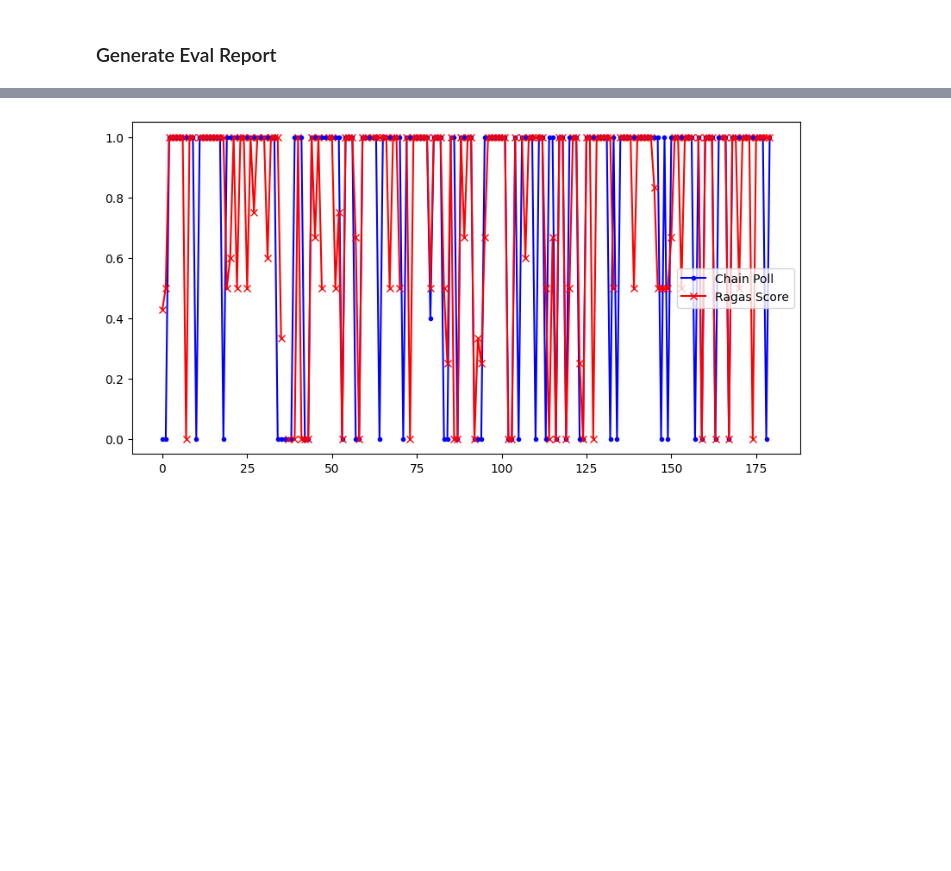
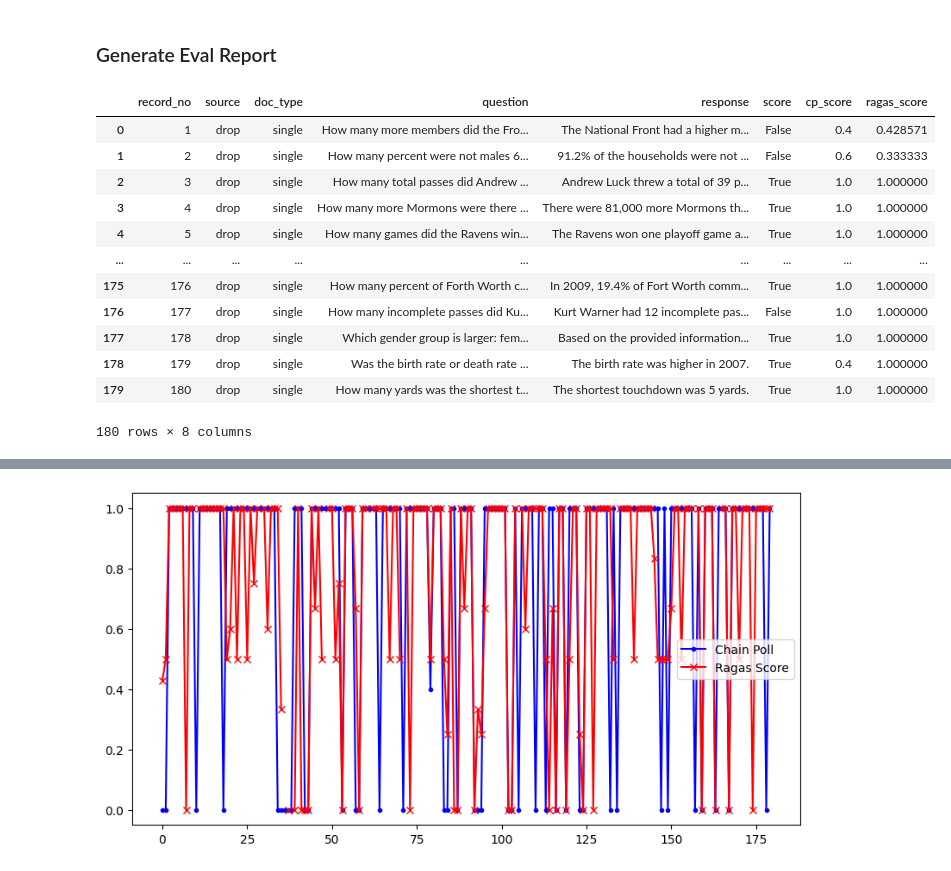
Before and after one commit to neelcohere/chain-poll-eval, a Jupyter notebook: notebooks/2-eval-chain-poll.ipynb, the cells around one changed output, grey strips where cells are left out. Cells and saved outputs as stored; diff of their text form; code cells hidden in the pictures; blank space fills up the shorter version.

Commit message:
modfied to support multiple calls instead of single call

```diff
--- a/notebooks/2-eval-chain-poll.ipynb
+++ b/notebooks/2-eval-chain-poll.ipynb
@@ -23,7 +23,22 @@ cp.save_records(save_dir="../data/runs")
 # %%
 df = ChainPollEval.get_report(path="../data/runs")
 # %%
-df.to_csv("../data/report-raw-drop.csv")
+df.to_csv("../data/report-raw-drop-single-calls.csv")
+df
+# %% [output]
+|  | record_no | source | doc_type | question | response | score | cp_score | ragas_score |
+| 0 | 1 | drop | single | How many more members did the Fro... | The National Front had a higher m... | False | 0.4 | 0.428571 |
+| 1 | 2 | drop | single | How many percent were not males 6... | 91.2% of the households were not ... | False | 0.6 | 0.333333 |
+| 2 | 3 | drop | single | How many total passes did Andrew ... | Andrew Luck threw a total of 39 p... | True | 1.0 | 1.000000 |
+| 3 | 4 | drop | single | How many more Mormons were there ... | There were 81,000 more Mormons th... | True | 1.0 | 1.000000 |
+| 4 | 5 | drop | single | How many games did the Ravens win... | The Ravens won one playoff game a... | True | 1.0 | 1.000000 |
+| ... | ... | ... | ... | ... | ... | ... | ... | ... |
+| 175 | 176 | drop | single | How many percent of Forth Worth c... | In 2009, 19.4% of Fort Worth comm... | True | 1.0 | 1.000000 |
+| 176 | 177 | drop | single | How many incomplete passes did Ku... | Kurt Warner had 12 incomplete pas... | False | 1.0 | 1.000000 |
+| 177 | 178 | drop | single | Which gender group is larger: fem... | Based on the provided information... | True | 1.0 | 1.000000 |
+| 178 | 179 | drop | single | Was the birth rate or death rate ... | The birth rate was higher in 2007. | True | 0.4 | 1.000000 |
+| 179 | 180 | drop | single | How many yards was the shortest t... | The shortest touchdown was 5 yards. | True | 1.0 | 1.000000 |
+180 rows × 8 columns
 # %%
 cp.get_record_info(record_no=2)
 # %% [output]
```
Also changed, not shown: parts of 1 cell of this notebook, 5 other files.
